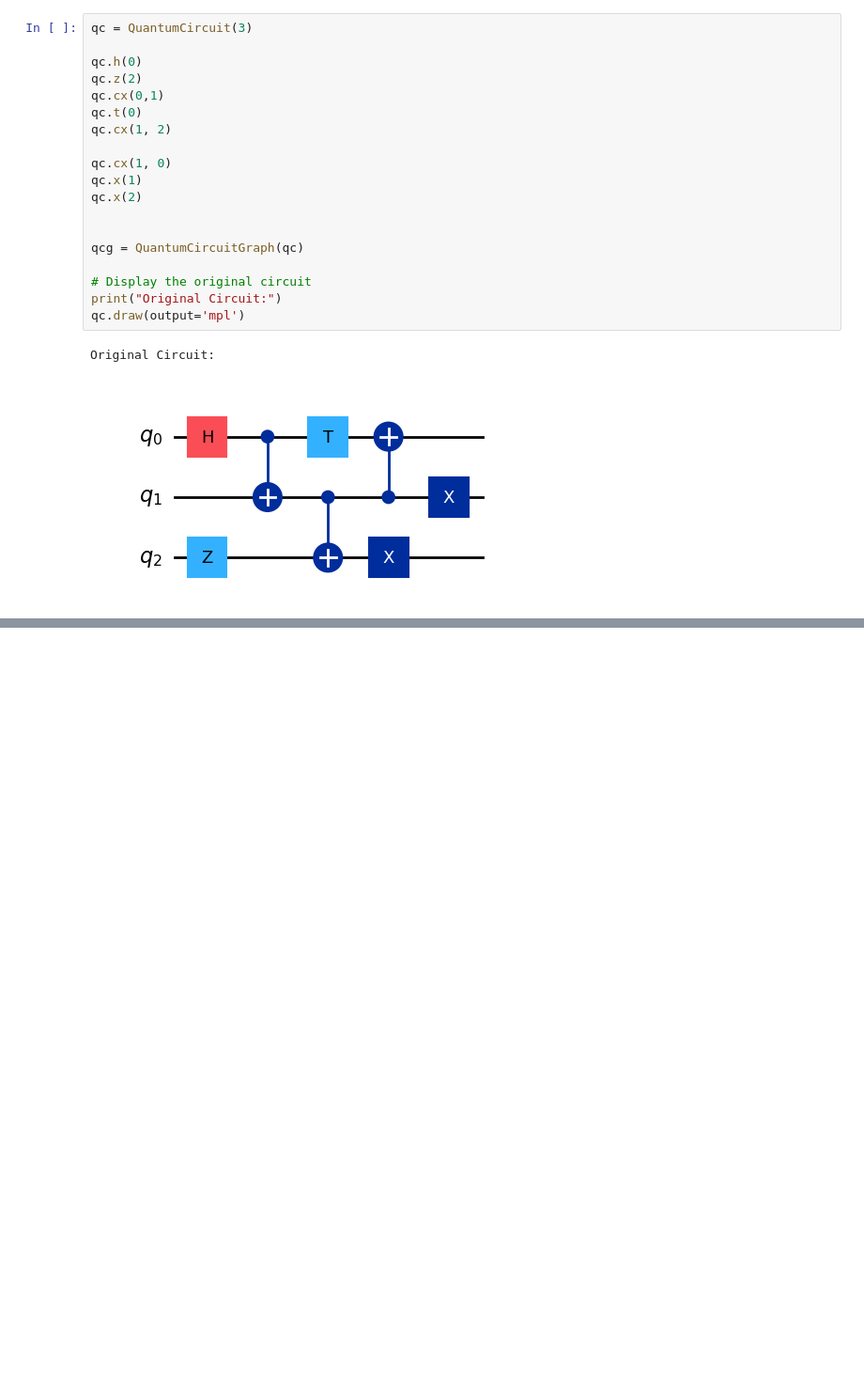
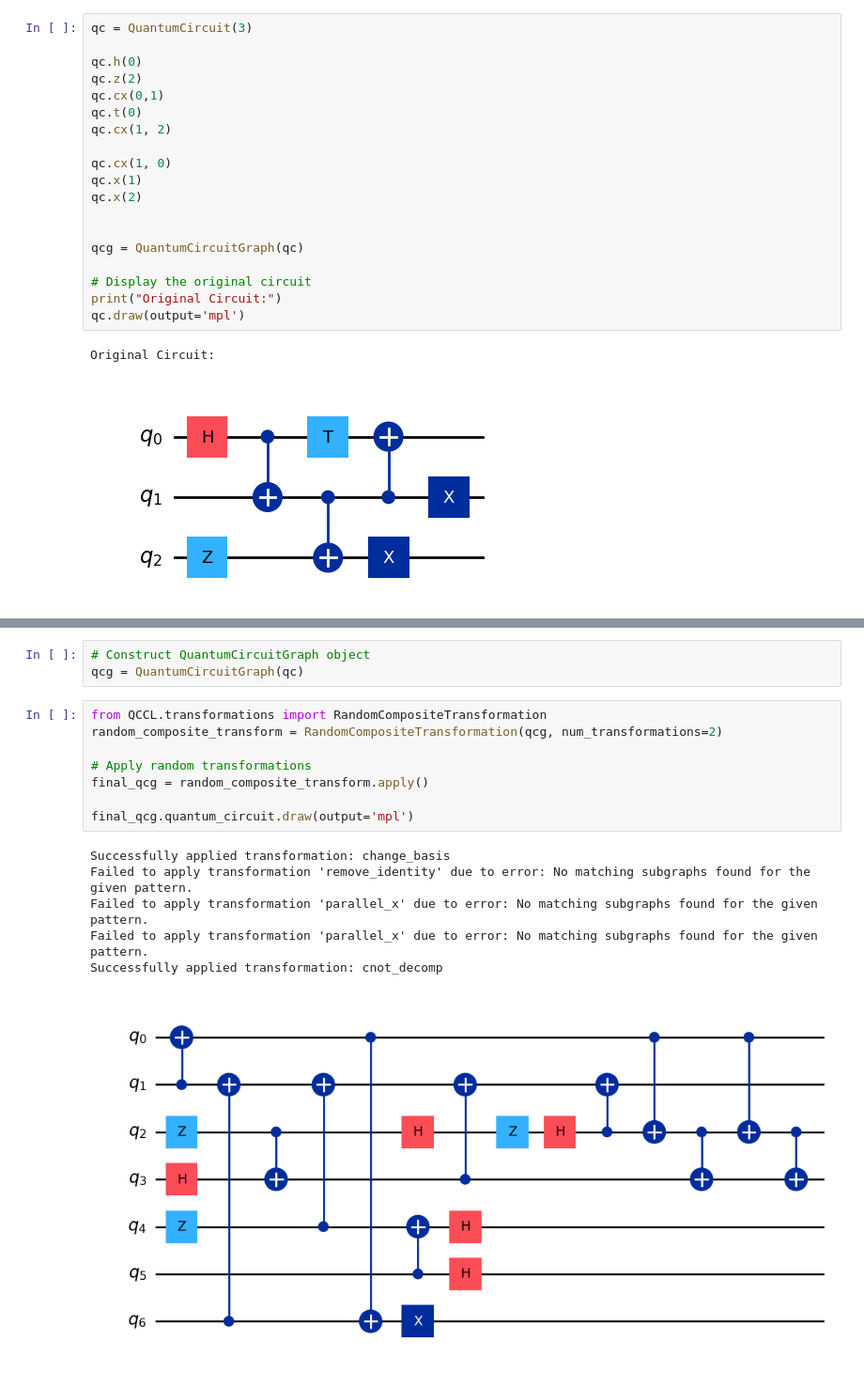
Before and after one commit to melaniasala/SSL-for-Quantum-Cirucits-Generation, a Jupyter notebook: QCCL/notebooks/transforms_debugging.ipynb, the cells around one changed output, grey strips where cells are left out. Shown at 94% size. Drawn from its saved outputs; the diff is of its cells as text; blank space fills up the shorter version.

```diff
--- a/QCCL/notebooks/transforms_debugging.ipynb
+++ b/QCCL/notebooks/transforms_debugging.ipynb
@@ -1051,0 +835,18 @@ CNOT nodes after filtering: ['cx_2_target_2', 'cx_0_control_2']
+# %%
+# Construct QuantumCircuitGraph object
+qcg = QuantumCircuitGraph(qc)
+# %%
+from QCCL.transformations import RandomCompositeTransformation
+random_composite_transform = RandomCompositeTransformation(qcg, num_transformations=2)
+
+# Apply random transformations
+final_qcg = random_composite_transform.apply()
+
+final_qcg.quantum_circuit.draw(output='mpl')
+# %% [output]
+Successfully applied transformation: change_basis
+Failed to apply transformation 'remove_identity' due to error: No matching subgraphs found for the given pattern.
+Failed to apply transformation 'parallel_x' due to error: No matching subgraphs found for the given pattern.
+Failed to apply transformation 'parallel_x' due to error: No matching subgraphs found for the given pattern.
+Successfully applied transformation: cnot_decomp
+[figure, added]
```
Also changed, not shown: parts of 27 cells of this notebook.
